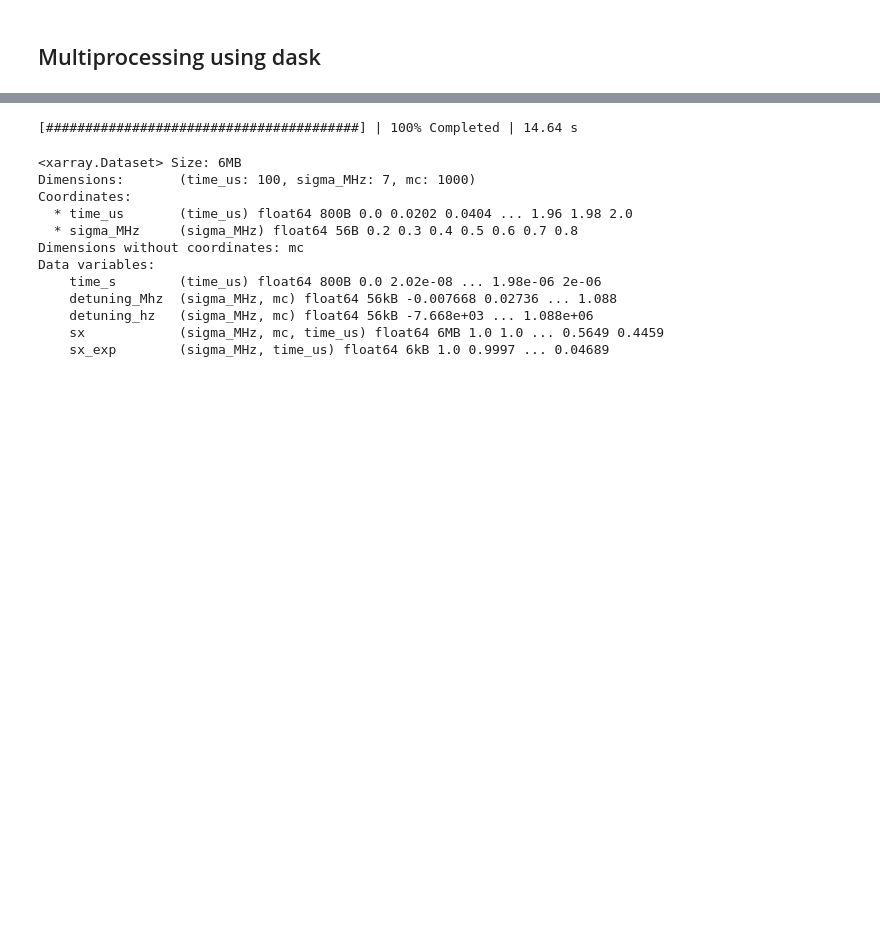
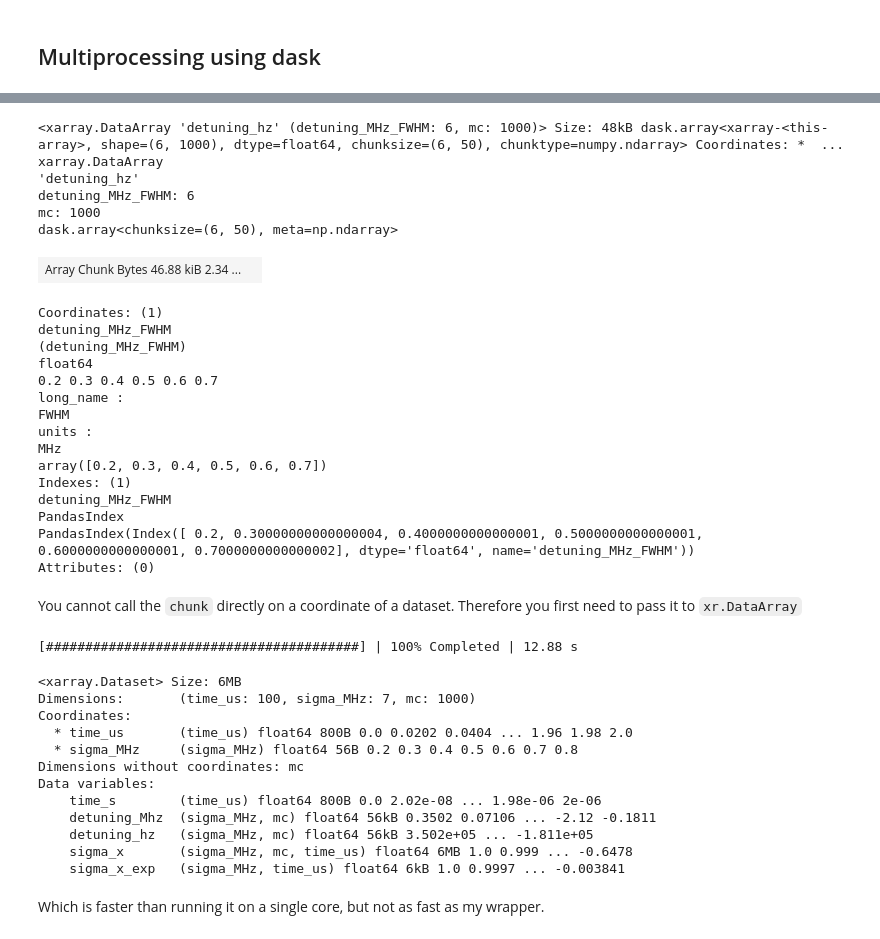
Before and after one commit to hbeukers/simulation-tutorial, a Jupyter notebook: notebooks/4_multiprocessing.ipynb, the cells around one changed output, grey strips where cells are left out. Saved outputs shown, nothing was run; the diff lists cells and outputs as text; code cells hidden in the pictures; blank space fills up the shorter version.

```diff
--- a/notebooks/4_multiprocessing.ipynb
+++ b/notebooks/4_multiprocessing.ipynb
@@ -223,0 +253,25 @@ You cannot call the `chunk` directly on a coordinate of a dataset. Therefore you
+# %%
+ds.detuning_hz.chunk(50)
+# %% [output]
+<xarray.DataArray 'detuning_hz' (detuning_MHz_FWHM: 6, mc: 1000)> Size: 48kB dask.array<xarray-<this-array>, shape=(6, 1000), dtype=float64, chunksize=(6, 50), chunktype=numpy.ndarray> Coordinates: *  ...
+xarray.DataArray
+'detuning_hz'
+detuning_MHz_FWHM: 6
+mc: 1000
+dask.array<chunksize=(6, 50), meta=np.ndarray>
+| Array Chunk Bytes 46.88 kiB 2.34 ... |  |
+Coordinates: (1)
+detuning_MHz_FWHM
+(detuning_MHz_FWHM)
+float64
+0.2 0.3 0.4 0.5 0.6 0.7
+long_name :
+FWHM
+units :
+MHz
+array([0.2, 0.3, 0.4, 0.5, 0.6, 0.7])
+Indexes: (1)
+detuning_MHz_FWHM
+PandasIndex
+PandasIndex(Index([ 0.2, 0.30000000000000004, 0.4000000000000001, 0.5000000000000001, 0.6000000000000001, 0.7000000000000002], dtype='float64', name='detuning_MHz_FWHM'))
+Attributes: (0)
@@ -224,7 +280,9 @@ You cannot call the `chunk` directly on a coordinate of a dataset. Therefore you
+# %% [markdown]
+You cannot call the `chunk` directly on a coordinate of a dataset. Therefore you first need to pass it to `xr.DataArray`
 # %%
 number_of_mc_realizations = 1000
-mean_distribution_MHz = 0
-sigma_distribution_MHz = 0.5
+detuning_MHz_mean = 0
+detuning_MHz_sigma = 0.5
 ds = xr.Dataset()
 ds["time_us"] = np.linspace(0, 2, 100)
 ds.time_us.attrs = {"long_name": "Time", "units": "us"}
@@ -233,14 +291,14 @@ ds['sigma_MHz'] = np.arange(0.2, 0.82, 0.1)
 ds.sigma_MHz.attrs = {"long_name": "Sigma", "units": "MHz"}
 ds["detuning_Mhz"] = xr.apply_ufunc(
     np.random.normal,
-    mean_distribution_MHz,
+    detuning_MHz_mean,
     ds.sigma_MHz,
     number_of_mc_realizations,
     output_core_dims=[['mc']],
     vectorize=True)
 ds.detuning_Mhz.attrs = {"long_name": "Detuning", "units": "MHz"}
 ds["detuning_hz"] = ds.detuning_Mhz * MHZ_TO_HZ
-ds["sx"] = xrmod.apply_ufunc(
+ds["sigma_x"] = xrmod.apply_ufunc(
     ramsey,
     ds.time_s,
     xr.DataArray(ds.detuning_hz).chunk(50),
@@ -250,14 +308,14 @@ ds["sx"] = xrmod.apply_ufunc(
     keep_attrs=True,
     dask="parallelized",
 )
-ds.sx.attrs = {"long_name": r"$\sigma_x$"}
-ds["sx_exp"] = ds.sx.mean("mc")
-ds.sx_exp.attrs = {"long_name": r"$\sigma_x$"}
+ds.sigma_x.attrs = {"long_name": r"$\sigma_x$"}
+ds["sigma_x_exp"] = ds.sigma_x.mean("mc")
+ds.sigma_x_exp.attrs = {"long_name": r"$\sigma_x$"}
 with ProgressBar():
     ds = ds.compute(scheduler="processes")
 ds
 # %% [output]
-[########################################] | 100% Completed | 14.64 s
+[########################################] | 100% Completed | 12.88 s
 <xarray.Dataset> Size: 6MB
 Dimensions:       (time_us: 100, sigma_MHz: 7, mc: 1000)
 Coordinates:
@@ -266,7 +324,9 @@ Coordinates:
 Dimensions without coordinates: mc
 Data variables:
     time_s        (time_us) float64 800B 0.0 2.02e-08 ... 1.98e-06 2e-06
-    detuning_Mhz  (sigma_MHz, mc) float64 56kB -0.007668 0.02736 ... 1.088
-    detuning_hz   (sigma_MHz, mc) float64 56kB -7.668e+03 ... 1.088e+06
-    sx            (sigma_MHz, mc, time_us) float64 6MB 1.0 1.0 ... 0.5649 0.4459
-    sx_exp        (sigma_MHz, time_us) float64 6kB 1.0 0.9997 ... 0.04689
+    detuning_Mhz  (sigma_MHz, mc) float64 56kB 0.3502 0.07106 ... -2.12 -0.1811
+    detuning_hz   (sigma_MHz, mc) float64 56kB 3.502e+05 ... -1.811e+05
+    sigma_x       (sigma_MHz, mc, time_us) float64 6MB 1.0 0.999 ... -0.6478
+    sigma_x_exp   (sigma_MHz, time_us) float64 6kB 1.0 0.9997 ... -0.003841
+# %% [markdown]
+Which is faster than running it on a single core, but not as fast as my wrapper.
```
Also changed, not shown: parts of 28 cells of this notebook, 3 other files.
